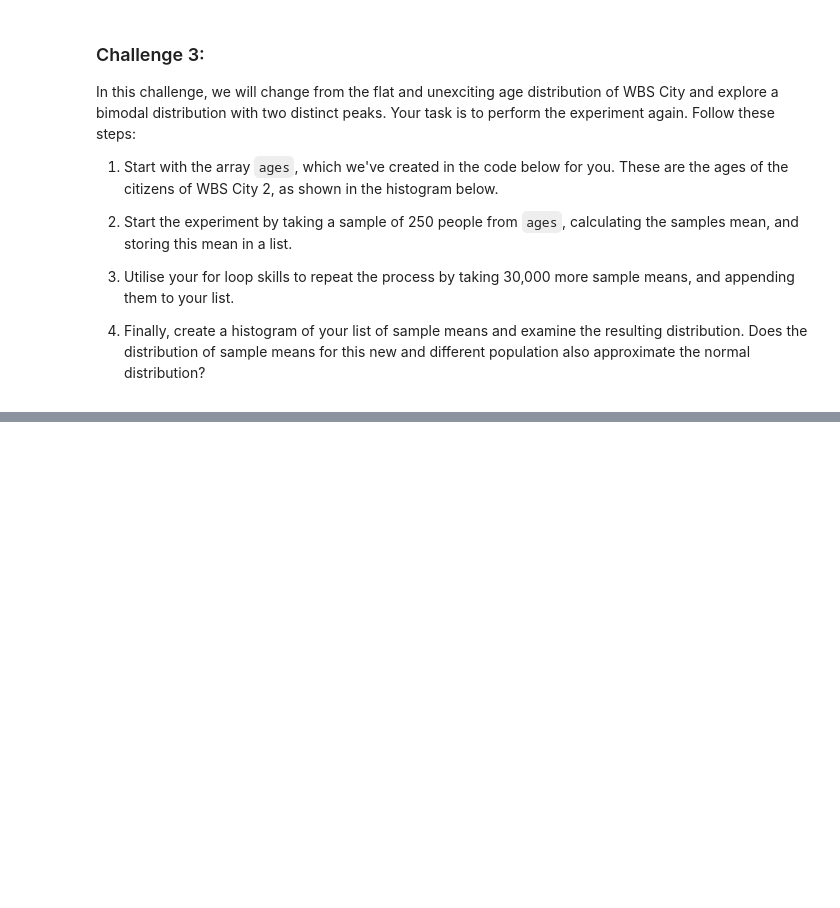
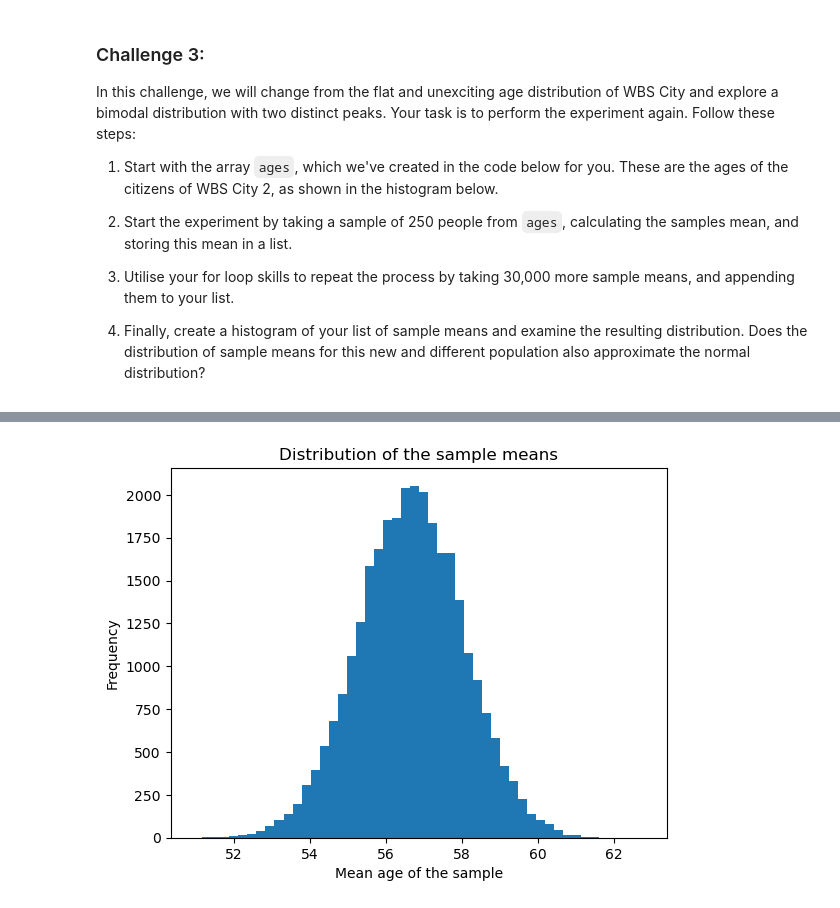
Before and after one commit to Cooljoe67/a_b_testing_notebooks, a Jupyter notebook: 2_central_limit_theorem_structure.ipynb, the cells around one changed output, grey strips where cells are left out. Saved outputs shown, nothing was run; the diff lists cells and outputs as text; code cells hidden in the pictures; blank space fills up the shorter version.

```diff
--- a/2_central_limit_theorem_structure.ipynb
+++ b/2_central_limit_theorem_structure.ipynb
@@ -207,0 +206,20 @@ plt.show()
+# %%
+num_samples = 30000
+sample_size = 250
+
+sample_means = []
+
+ages = pd.Series(ages)
+
+for _ in range(num_samples):
+    sample = ages.sample(n=sample_size, replace=True)
+    sample_mean = sample.mean()
+    sample_means.append(sample_mean)
+
+plt.hist(sample_means, bins=50)
+plt.title("Distribution of the sample means")
+plt.xlabel("Mean age of the sample")
+plt.ylabel("Frequency")
+plt.show()
+# %% [output]
+[figure, added]
```
Also changed, not shown: parts of 8 cells of this notebook.
